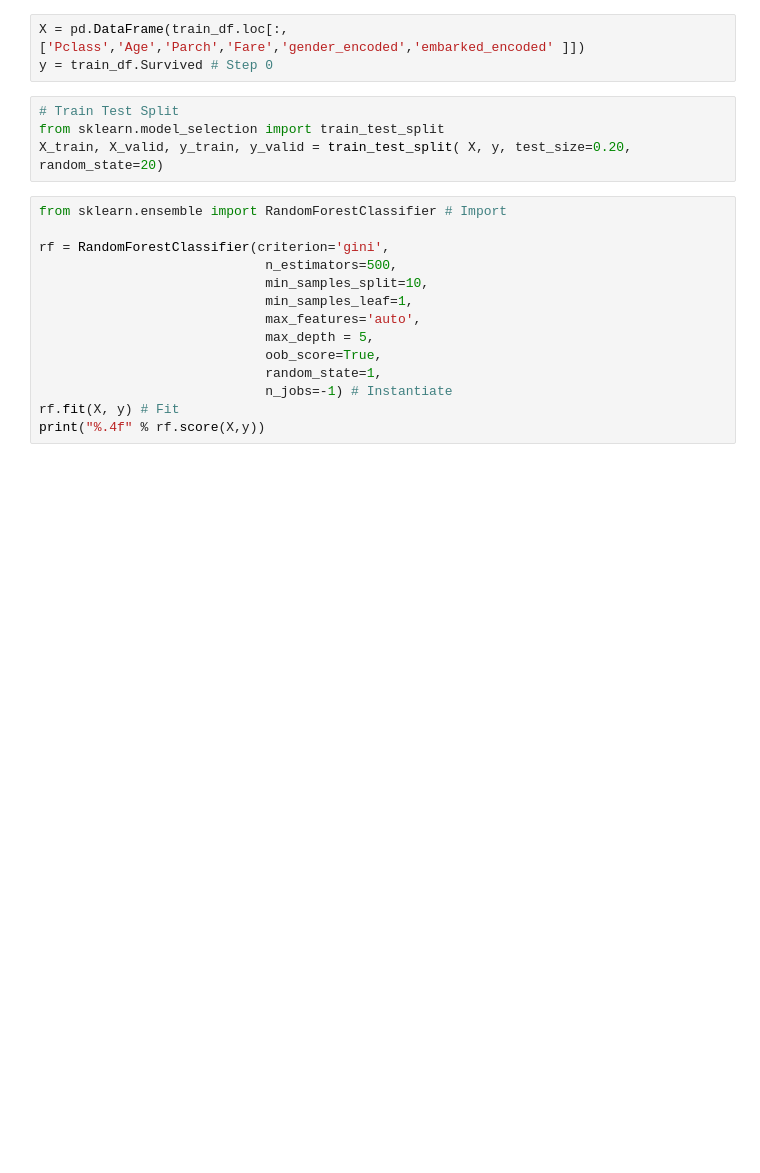
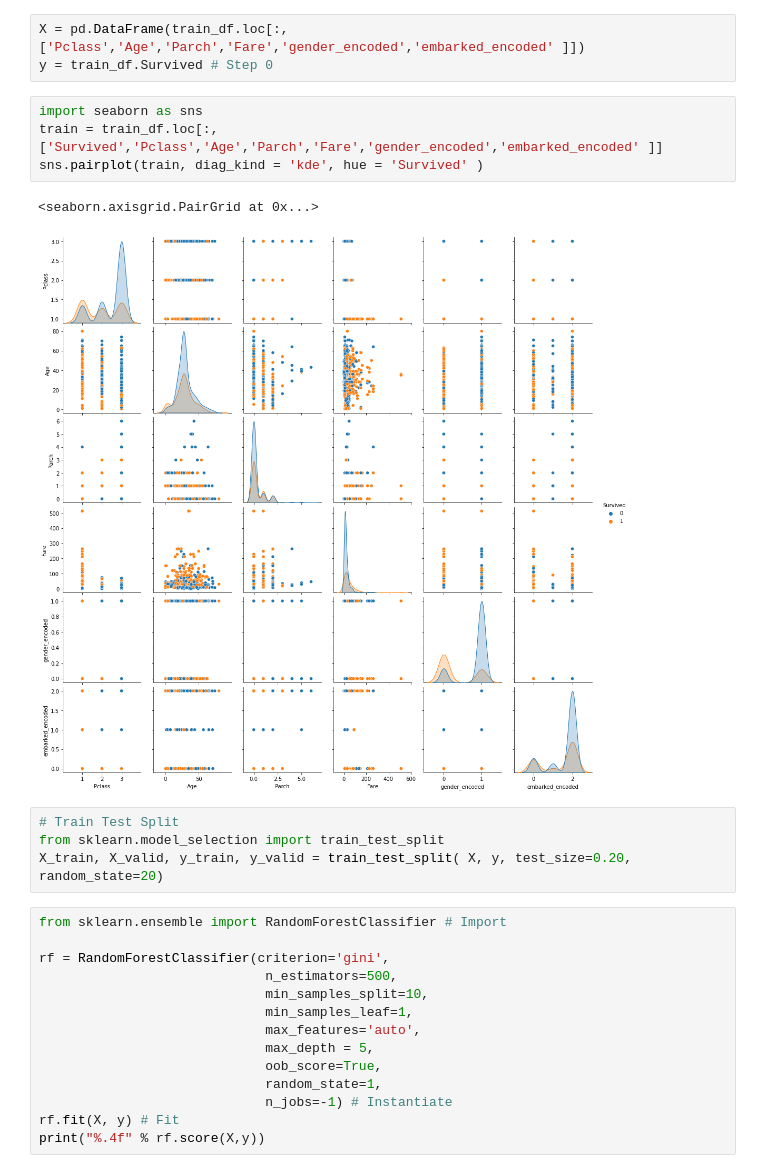
Before and after one commit to rahulg-infiswift/AnalyticsCourse, a Jupyter notebook: notebooks/11_random_forest_titanic.ipynb, the cells around one changed output. Saved outputs shown, nothing was run; the diff lists cells and outputs as text; blank space fills up the shorter version.

```diff
--- a/notebooks/11_random_forest_titanic.ipynb
+++ b/notebooks/11_random_forest_titanic.ipynb
@@ -198,6 +212,13 @@ train_df.head(2)
 # %%
 X = pd.DataFrame(train_df.loc[:,['Pclass','Age','Parch','Fare','gender_encoded','embarked_encoded' ]])
 y = train_df.Survived # Step 0
+# %%
+import seaborn as sns
+train = train_df.loc[:,['Survived','Pclass','Age','Parch','Fare','gender_encoded','embarked_encoded' ]]
+sns.pairplot(train, diag_kind = 'kde', hue = 'Survived' )
+# %% [output]
+<seaborn.axisgrid.PairGrid at 0x...>
+[figure, added]
 # %%
 # Train Test Split
 from sklearn.model_selection import train_test_split
```
Also changed, not shown: parts of 4 cells of this notebook, 10 other files.
